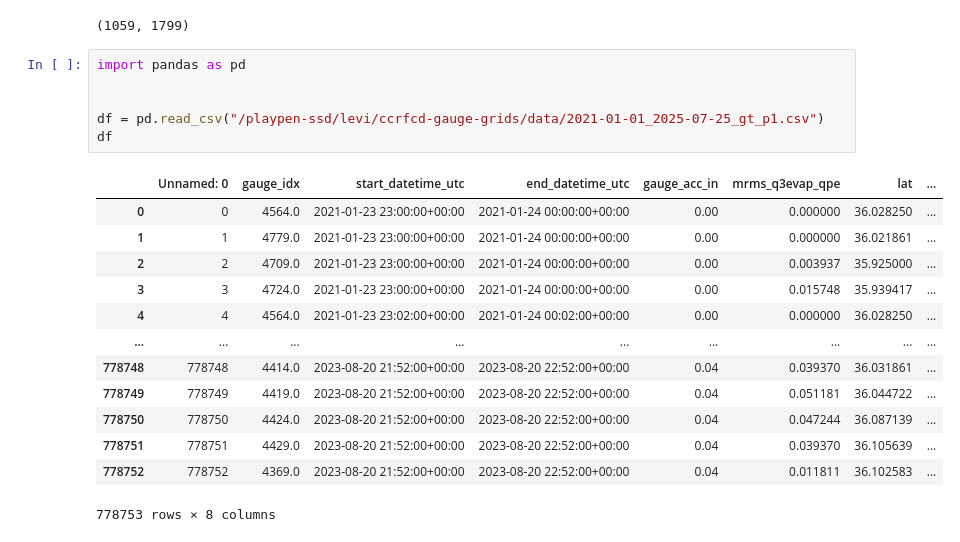
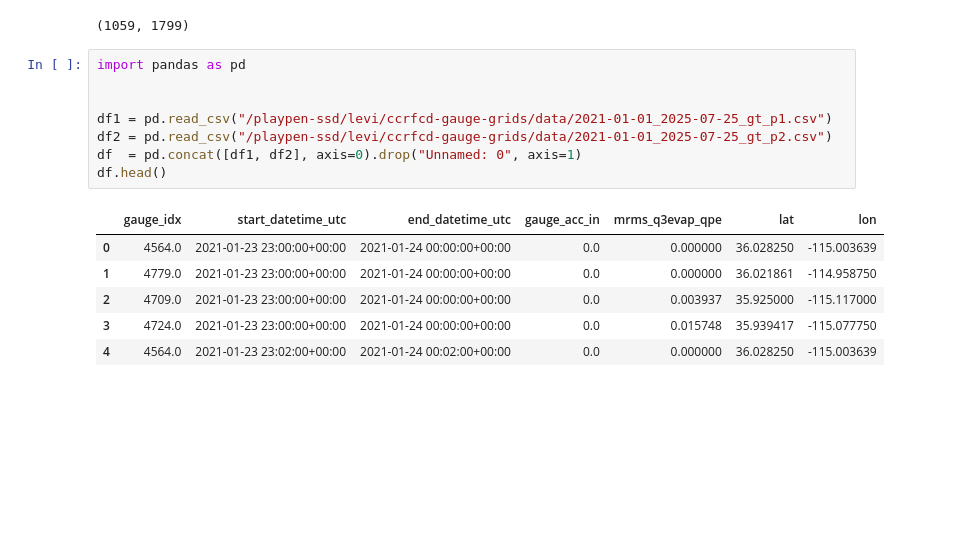
Before and after one commit to leharris3/piml-qpe, a Jupyter notebook: zarr.ipynb, the cells around one changed output. Cells and saved outputs as stored; diff of their text form; blank space fills up the shorter version.

Commit message:
hrrr var extraction @n @gauges

```diff
--- a/zarr.ipynb
+++ b/zarr.ipynb
@@ -49,22 +49,17 @@ chunk_index.longitude.shape
 # %%
 import pandas as pd
 
 
-df = pd.read_csv("/playpen-ssd/levi/ccrfcd-gauge-grids/data/2021-01-01_2025-07-25_gt_p1.csv")
-df
+df1 = pd.read_csv("/playpen-ssd/levi/ccrfcd-gauge-grids/data/2021-01-01_2025-07-25_gt_p1.csv")
+df2 = pd.read_csv("/playpen-ssd/levi/ccrfcd-gauge-grids/data/2021-01-01_2025-07-25_gt_p2.csv")
+df  = pd.concat([df1, df2], axis=0).drop("Unnamed: 0", axis=1)
+df.head()
 # %% [output]
-|  | Unnamed: 0 | gauge_idx | start_datetime_utc | end_datetime_utc | gauge_acc_in | mrms_q3evap_qpe | lat | ... |
-| 0 | 0 | 4564.0 | 2021-01-23 23:00:00+00:00 | 2021-01-24 00:00:00+00:00 | 0.00 | 0.000000 | 36.028250 | ... |
-| 1 | 1 | 4779.0 | 2021-01-23 23:00:00+00:00 | 2021-01-24 00:00:00+00:00 | 0.00 | 0.000000 | 36.021861 | ... |
-| 2 | 2 | 4709.0 | 2021-01-23 23:00:00+00:00 | 2021-01-24 00:00:00+00:00 | 0.00 | 0.003937 | 35.925000 | ... |
-| 3 | 3 | 4724.0 | 2021-01-23 23:00:00+00:00 | 2021-01-24 00:00:00+00:00 | 0.00 | 0.015748 | 35.939417 | ... |
-| 4 | 4 | 4564.0 | 2021-01-23 23:02:00+00:00 | 2021-01-24 00:02:00+00:00 | 0.00 | 0.000000 | 36.028250 | ... |
-| ... | ... | ... | ... | ... | ... | ... | ... | ... |
-| 778748 | 778748 | 4414.0 | 2023-08-20 21:52:00+00:00 | 2023-08-20 22:52:00+00:00 | 0.04 | 0.039370 | 36.031861 | ... |
-| 778749 | 778749 | 4419.0 | 2023-08-20 21:52:00+00:00 | 2023-08-20 22:52:00+00:00 | 0.04 | 0.051181 | 36.044722 | ... |
-| 778750 | 778750 | 4424.0 | 2023-08-20 21:52:00+00:00 | 2023-08-20 22:52:00+00:00 | 0.04 | 0.047244 | 36.087139 | ... |
-| 778751 | 778751 | 4429.0 | 2023-08-20 21:52:00+00:00 | 2023-08-20 22:52:00+00:00 | 0.04 | 0.039370 | 36.105639 | ... |
-| 778752 | 778752 | 4369.0 | 2023-08-20 21:52:00+00:00 | 2023-08-20 22:52:00+00:00 | 0.04 | 0.011811 | 36.102583 | ... |
+|  | gauge_idx | start_datetime_utc | end_datetime_utc | gauge_acc_in | mrms_q3evap_qpe | lat | lon |
+| 0 | 4564.0 | 2021-01-23 23:00:00+00:00 | 2021-01-24 00:00:00+00:00 | 0.0 | 0.000000 | 36.028250 | -115.003639 |
+| 1 | 4779.0 | 2021-01-23 23:00:00+00:00 | 2021-01-24 00:00:00+00:00 | 0.0 | 0.000000 | 36.021861 | -114.958750 |
+| 2 | 4709.0 | 2021-01-23 23:00:00+00:00 | 2021-01-24 00:00:00+00:00 | 0.0 | 0.003937 | 35.925000 | -115.117000 |
+| 3 | 4724.0 | 2021-01-23 23:00:00+00:00 | 2021-01-24 00:00:00+00:00 | 0.0 | 0.015748 | 35.939417 | -115.077750 |
+| 4 | 4564.0 | 2021-01-23 23:02:00+00:00 | 2021-01-24 00:02:00+00:00 | 0.0 | 0.000000 | 36.028250 | -115.003639 |
-778753 rows × 8 columns
 # %%
 import zarr
```
Also changed, not shown: parts of 9 cells of this notebook, 4 other files.
